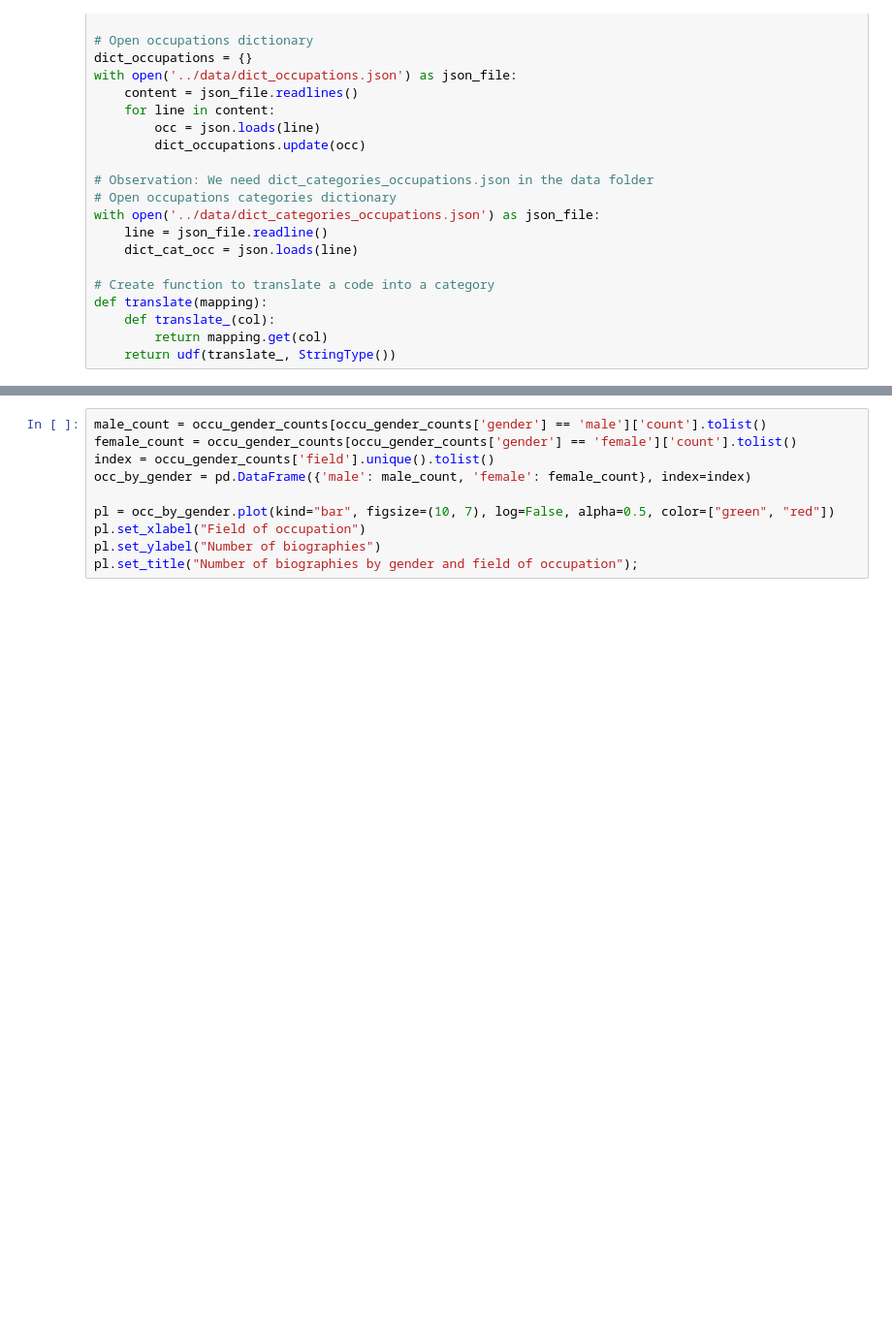
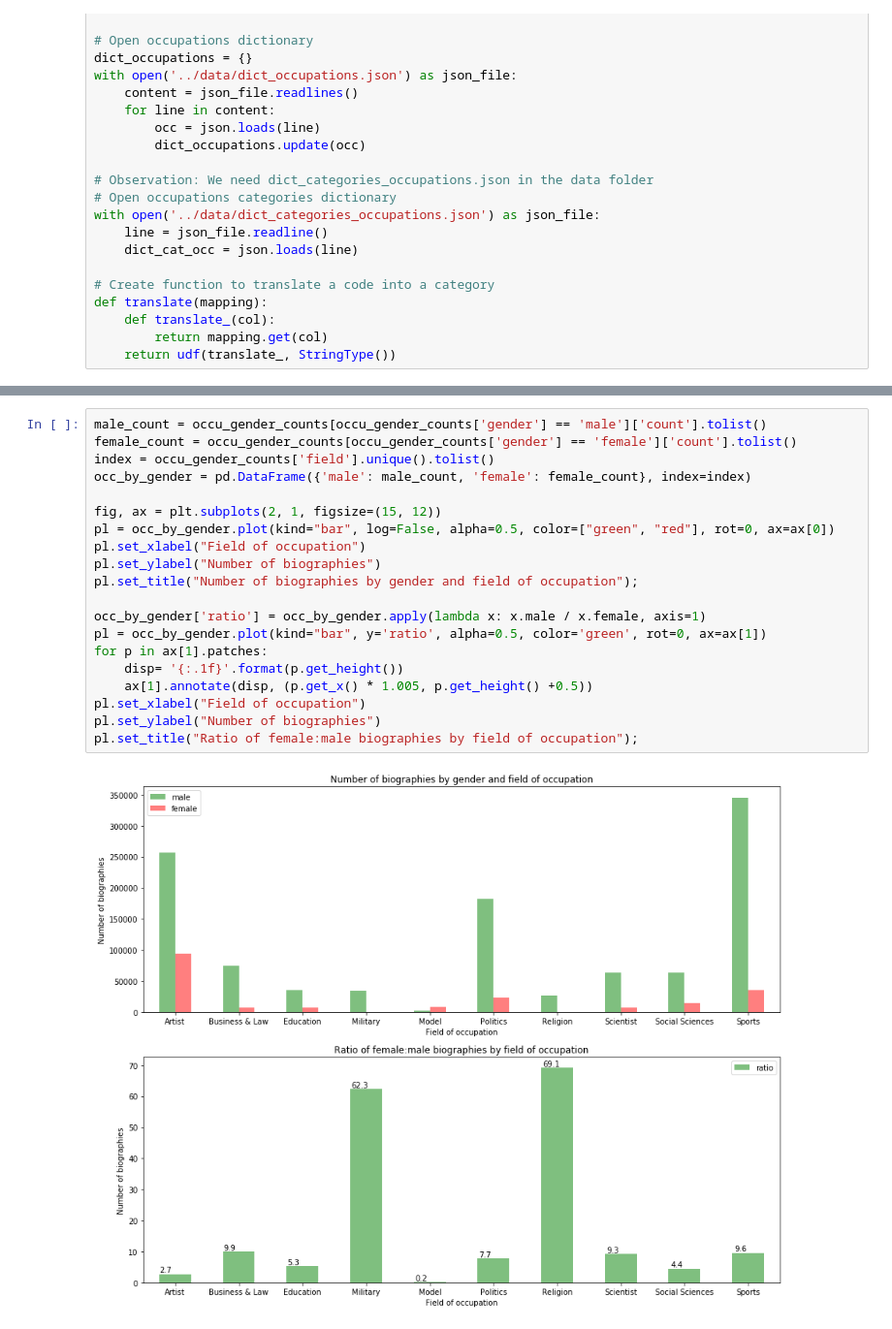
Before and after one commit to natbolon/wiki-gender, a Jupyter notebook: src/Wikipedia_Gender.ipynb, the cells around one changed output, grey strips where cells are left out. Shown at 97% size. Drawn from its saved outputs; the diff is of its cells as text; blank space fills up the shorter version.

```diff
--- a/src/Wikipedia_Gender.ipynb
+++ b/src/Wikipedia_Gender.ipynb
@@ -123,10 +225,22 @@ occu_gender_counts
 # %%
 male_count = occu_gender_counts[occu_gender_counts['gender'] == 'male']['count'].tolist()
 female_count = occu_gender_counts[occu_gender_counts['gender'] == 'female']['count'].tolist()
 index = occu_gender_counts['field'].unique().tolist()
 occ_by_gender = pd.DataFrame({'male': male_count, 'female': female_count}, index=index)
 
-pl = occ_by_gender.plot(kind="bar", figsize=(10, 7), log=False, alpha=0.5, color=["green", "red"])
+fig, ax = plt.subplots(2, 1, figsize=(15, 12))
+pl = occ_by_gender.plot(kind="bar", log=False, alpha=0.5, color=["green", "red"], rot=0, ax=ax[0])
 pl.set_xlabel("Field of occupation")
 pl.set_ylabel("Number of biographies")
 pl.set_title("Number of biographies by gender and field of occupation");
+
+occ_by_gender['ratio'] = occ_by_gender.apply(lambda x: x.male / x.female, axis=1)
+pl = occ_by_gender.plot(kind="bar", y='ratio', alpha=0.5, color='green', rot=0, ax=ax[1])
+for p in ax[1].patches:
+    disp= '{:.1f}'.format(p.get_height())
+    ax[1].annotate(disp, (p.get_x() * 1.005, p.get_height() +0.5))
+pl.set_xlabel("Field of occupation")
+pl.set_ylabel("Number of biographies")
+pl.set_title("Ratio of female:male biographies by field of occupation");
+# %% [output]
+[figure, added]
```
Also changed, not shown: parts of 18 cells of this notebook, 1 other file.
